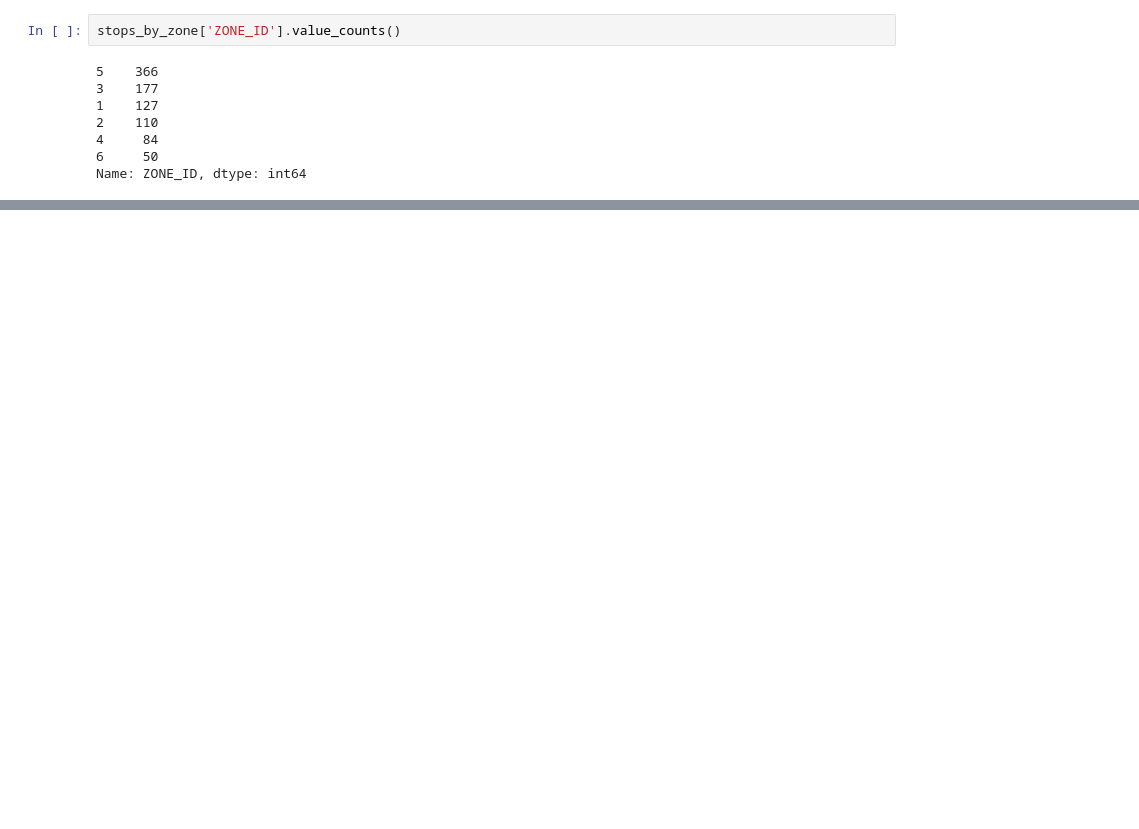
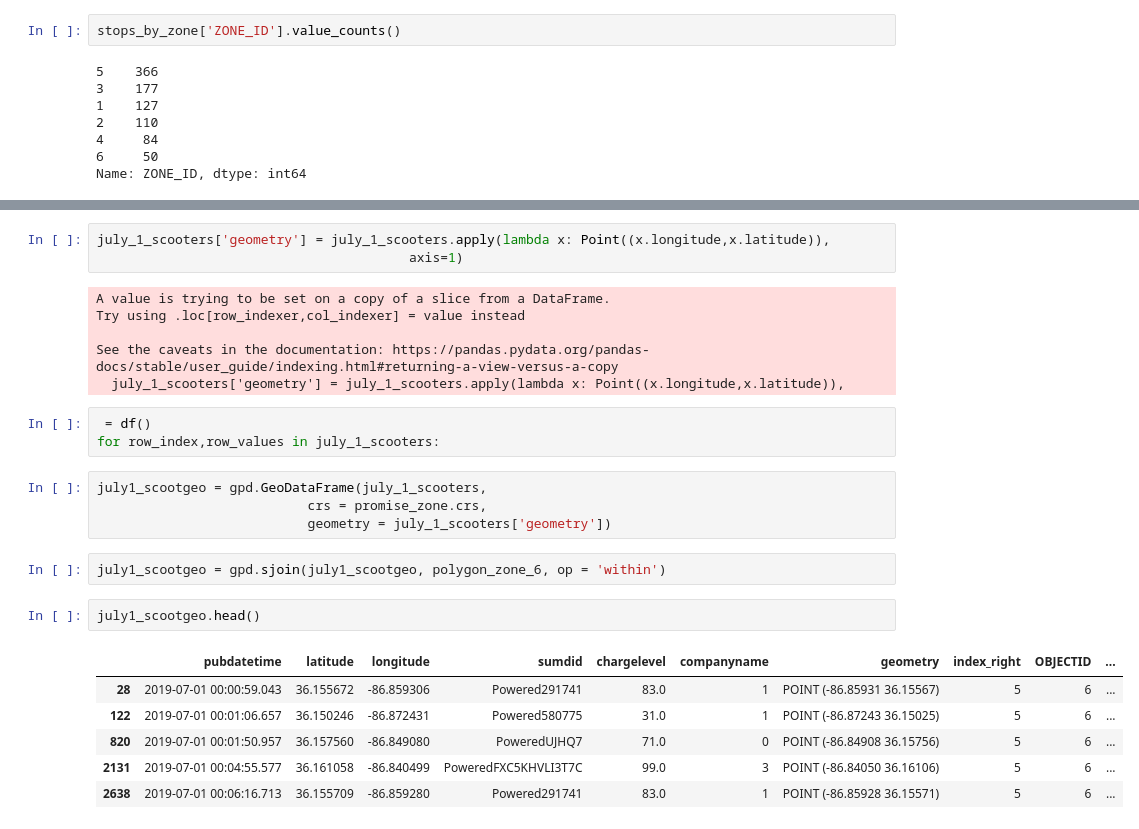
Before and after one commit to Quezadajl/nashville-scooters-project, a Jupyter notebook: notebooks/scooterrific_geopandas_explore.ipynb, the cells around one changed output, grey strips where cells are left out. Saved outputs shown, nothing was run; the diff lists cells and outputs as text; blank space fills up the shorter version.

```diff
--- a/notebooks/scooterrific_geopandas_explore.ipynb
+++ b/notebooks/scooterrific_geopandas_explore.ipynb
@@ -108,0 +227,27 @@ Name: ZONE_ID, dtype: int64
+# %%
+july_1_scooters['geometry'] = july_1_scooters.apply(lambda x: Point((x.longitude,x.latitude)),
+                                        axis=1)
+# %% [output]
+A value is trying to be set on a copy of a slice from a DataFrame.
+Try using .loc[row_indexer,col_indexer] = value instead
+
+See the caveats in the documentation: https://pandas.pydata.org/pandas-docs/stable/user_guide/indexing.html#returning-a-view-versus-a-copy
+  july_1_scooters['geometry'] = july_1_scooters.apply(lambda x: Point((x.longitude,x.latitude)),
+# %%
+ = df()
+for row_index,row_values in july_1_scooters:
+# %%
+july1_scootgeo = gpd.GeoDataFrame(july_1_scooters,
+                           crs = promise_zone.crs,
+                           geometry = july_1_scooters['geometry'])
+# %%
+july1_scootgeo = gpd.sjoin(july1_scootgeo, polygon_zone_6, op = 'within')
+# %%
+july1_scootgeo.head()
+# %% [output]
+|  | pubdatetime | latitude | longitude | sumdid | chargelevel | companyname | geometry | index_right | OBJECTID | ... |
+| 28 | 2019-07-01 00:00:59.043 | 36.155672 | -86.859306 | Powered291741 | 83.0 | 1 | POINT (-86.85931 36.15567) | 5 | 6 | ... |
+| 122 | 2019-07-01 00:01:06.657 | 36.150246 | -86.872431 | Powered580775 | 31.0 | 1 | POINT (-86.87243 36.15025) | 5 | 6 | ... |
+| 820 | 2019-07-01 00:01:50.957 | 36.157560 | -86.849080 | PoweredUJHQ7 | 71.0 | 0 | POINT (-86.84908 36.15756) | 5 | 6 | ... |
+| 2131 | 2019-07-01 00:04:55.577 | 36.161058 | -86.840499 | PoweredFXC5KHVLI3T7C | 99.0 | 3 | POINT (-86.84050 36.16106) | 5 | 6 | ... |
+| 2638 | 2019-07-01 00:06:16.713 | 36.155709 | -86.859280 | Powered291741 | 83.0 | 1 | POINT (-86.85928 36.15571) | 5 | 6 | ... |
```
Also changed, not shown: parts of 23 cells of this notebook, 2 other files.
